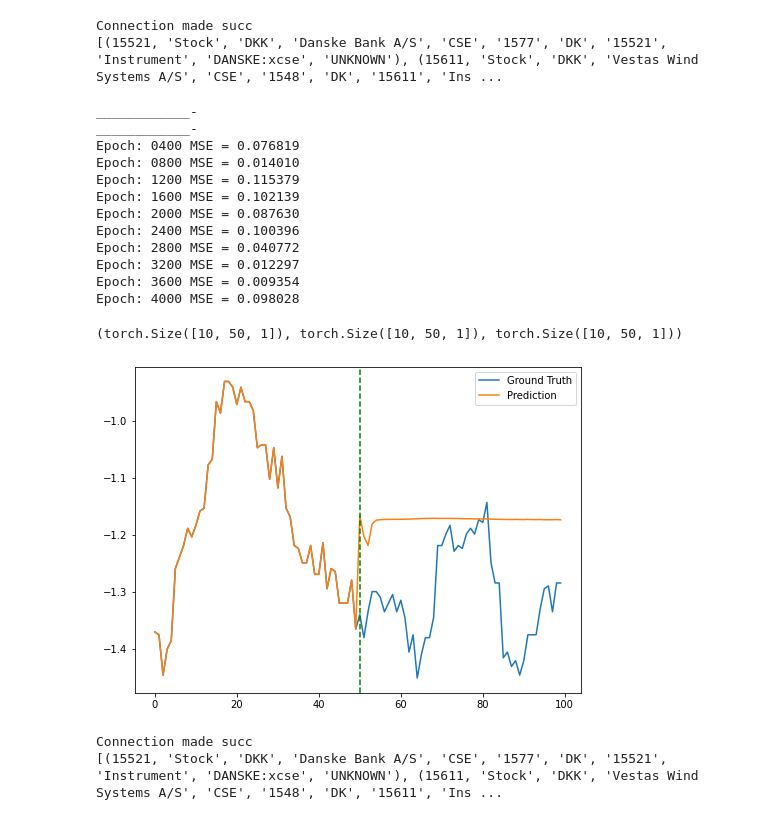
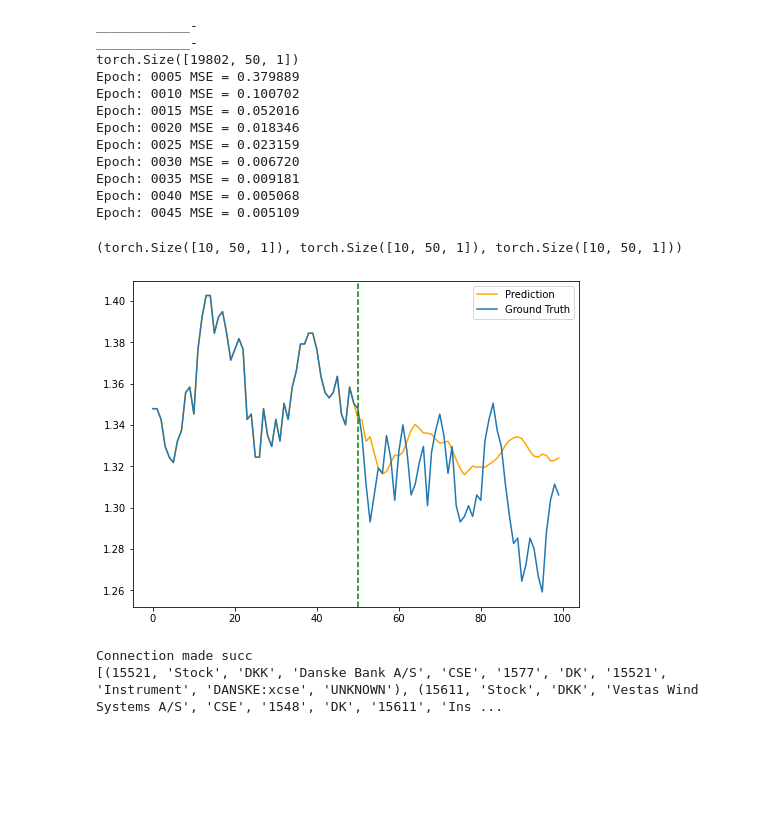
Before and after one commit to Biksbois/BiksStonks, a Jupyter notebook: Forcasting_Models/LSTM/Seq2Seq(Attention).ipynb, the cells around one changed output. Drawn from its saved outputs; the diff is of its cells as text; code cells hidden in the pictures; blank space fills up the shorter version.

```diff
--- a/Forcasting_Models/LSTM/Seq2Seq(Attention).ipynb
+++ b/Forcasting_Models/LSTM/Seq2Seq(Attention).ipynb
@@ -203,18 +212,21 @@ class Attention(nn.Module):
 if __name__ == '__main__':
     n_step = 50 # number of cells(= number of Step)
     n_hidden = 128 # number of hidden units in one cell
-    closingData = GetSingleStockDF()[1][:1000]
     n_class = 1
-    chunks = 10
+    PointSize = 100
+    closingData = np.array(cd)
+    closingData = (closingData - closingData.mean()) / closingData.std()
+    train = [d[:50] for d in closingData]
+    target = [d[50:] for d in closingData]
+    dataset_iter = iter(zip(train, target))
+    batch_size = 32
+    num_layers = 1
 
-    closingData = np.array(closingData).flatten()
-    closingData = (closingData - closingData.mean()) / closingData.std()
-    data = np.array_split(closingData, chunks)
+    #use pytorch to create the batches
+    dtloader = torch.utils.data.DataLoader(torch.utils.data.TensorDataset(torch.from_numpy(np.array(train)).float(), torch.from_numpy(np.array(target)).float()),
+                                           batch_size=batch_size, shuffle=True, drop_last=True)
+    #dtloader = torch.dataloader((train,target), batch_size=batch_size, shuffle=True)
 
-    train = [d[:50] for d in data]
-    target = [d[50:] for d in data]
-    batch_size = 10
-    num_layers = 1
     hidden = torch.zeros(num_layers, batch_size, n_hidden)
 
     model = Attention()
@@ -226,58 +238,62 @@ if __name__ == '__main__':
     output_batch = output_batch.unsqueeze(-1)
     target_batch = target_batch.unsqueeze(-1)
 
+    print(input_batch.shape)
     #print(input_batch)
 
     # Train
     model.train()
-    for epoch in range(4000):
-        optimizer.zero_grad()
-        output, _ = model(input_batch, hidden, output_batch)
+    for epoch in range(200):
+        for x, y in dtloader:
+            optimizer.zero_grad()
+            x = x.unsqueeze(-1)
+            y = y.unsqueeze(-1)
+            output, _ = model(x, hidden, x)
+            loss = criterion(output, y.squeeze(0))
 
-        loss = criterion(output, target_batch.squeeze(0))
-        if (epoch + 1) % 400 == 0:
+        if (epoch + 1) % 5 == 0:
             print('Epoch:', '%04d' % (epoch + 1), 'MSE =', '{:.6f}'.format(loss))
 
         loss.backward()
         optimizer.step()
+    #2m 30 sec for 2000 points
+    #
 # %% [output]
-Connection made succ
-[(15521, 'Stock', 'DKK', 'Danske Bank A/S', 'CSE', '1577', 'DK', '15521', 'Instrument', 'DANSKE:xcse', 'UNKNOWN'), (15611, 'Stock', 'DKK', 'Vestas Wind Systems A/S', 'CSE', '1548', 'DK', '15611', 'Ins ...
+____________-
+____________-
+torch.Size([19802, 50, 1])
+Epoch: 0005 MSE = 0.379889
+Epoch: 0010 MSE = 0.100702
+Epoch: 0015 MSE = 0.052016
+Epoch: 0020 MSE = 0.018346
+Epoch: 0025 MSE = 0.023159
+Epoch: 0030 MSE = 0.006720
+Epoch: 0035 MSE = 0.009181
+Epoch: 0040 MSE = 0.005068
+Epoch: 0045 MSE = 0.005109
-____________-
-____________-
-Epoch: 0400 MSE = 0.076819
-Epoch: 0800 MSE = 0.014010
-Epoch: 1200 MSE = 0.115379
-Epoch: 1600 MSE = 0.102139
-Epoch: 2000 MSE = 0.087630
-Epoch: 2400 MSE = 0.100396
-Epoch: 2800 MSE = 0.040772
-Epoch: 3200 MSE = 0.012297
-Epoch: 3600 MSE = 0.009354
-Epoch: 4000 MSE = 0.098028
 # %%
 input_batch.shape, output_batch.shape, target_batch.shape
 # %% [output]
 (torch.Size([10, 50, 1]), torch.Size([10, 50, 1]), torch.Size([10, 50, 1]))
 # %%
-idx = 9
+idx = 150
 # plot graph
 y_ground = np.concatenate((input_batch[idx].reshape(-1), target_batch[idx].reshape(-1)), 0)
 model.eval()
 hidden = torch.zeros(num_layers, 1, n_hidden)
 y_pred = model(input_batch[idx].unsqueeze(0), hidden, input_batch[idx].unsqueeze(0))[0].detach().numpy().reshape(-1)
 y_pred = np.concatenate((input_batch[idx].reshape(-1), y_pred), 0)
 
 # plot graph
 fig, ax = plt.subplots(1, 1, figsize=(8, 6))
+ax.plot(y_pred, label='Prediction', c="orange")
 ax.plot(y_ground, label='Ground Truth')
-ax.plot(y_pred, label='Prediction')
 # plt add v line at 50
 ax.axvline(50, color='green', linestyle='--')
 ax.legend()
 plt.show()
 # %% [output]
-[figure, old version]
+[figure, new version]
 # %%
 closingData = GetSingleStockDF()[1][:1000].values
 # re scale data
```
Also changed, not shown: parts of 5 cells of this notebook.
